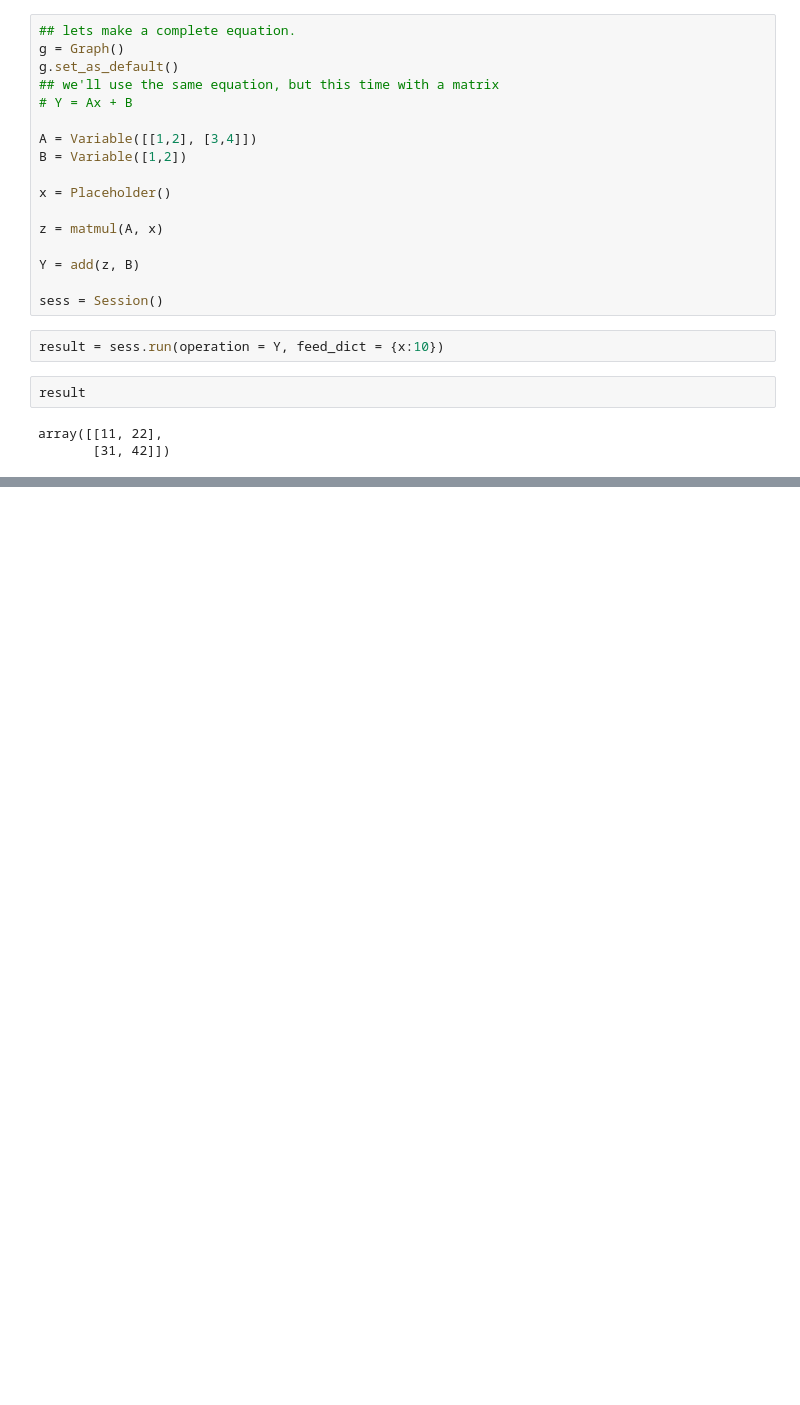
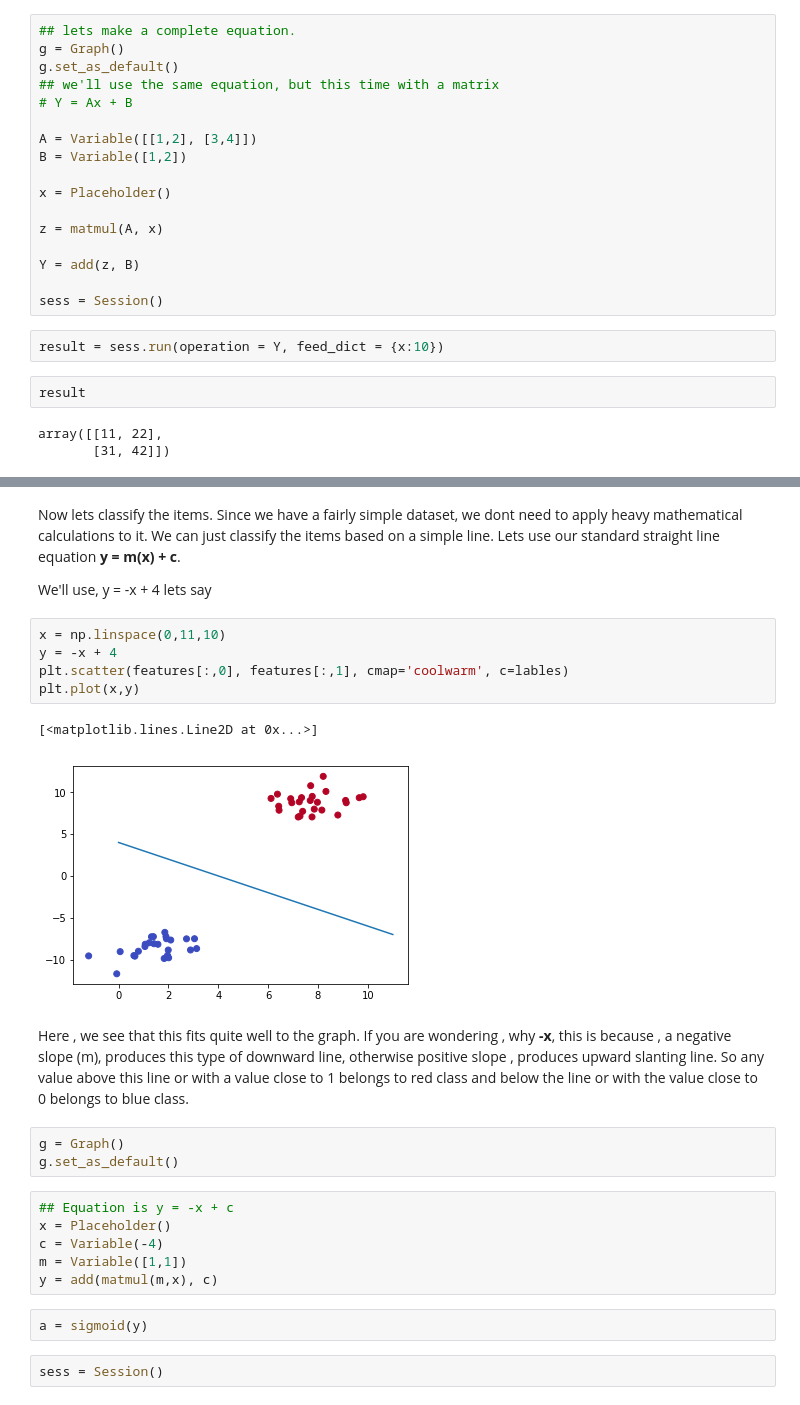
Before and after one commit to justdvnsh/tensorlite, a Jupyter notebook: Tensor-lite.ipynb, the cells around one changed output, grey strips where cells are left out. Cells and saved outputs as stored; diff of their text form; blank space fills up the shorter version.

Commit message:
made a simple feed forward neural network

```diff
--- a/Tensor-lite.ipynb
+++ b/Tensor-lite.ipynb
@@ -256,0 +323,28 @@ array([[11, 22],
+# %% [markdown]
+Now lets classify the items. Since we have a fairly simple dataset, we dont need to apply heavy mathematical calculations to it.
+We can just classify the items based on a simple line. Lets use our standard straight line equation __y = m(x) + c__.
+
+We'll use, y = -x + 4 lets say
+# %%
+x = np.linspace(0,11,10)
+y = -x + 4
+plt.scatter(features[:,0], features[:,1], cmap='coolwarm', c=lables)
+plt.plot(x,y)
+# %% [output]
+[<matplotlib.lines.Line2D at 0x...>]
+[figure, added]
+# %% [markdown]
+Here , we see that this fits quite well to the graph. If you are wondering , why __-x__, this is because , a negative slope (m), produces this type of downward line, otherwise positive slope , produces upward slanting line. So any value above this line or with a value close to 1 belongs to red class and below the line or with the value close to 0 belongs to blue class.
+# %%
+g = Graph()
+g.set_as_default()
+# %%
+## Equation is y = -x + c
+x = Placeholder()
+c = Variable(-4)
+m = Variable([1,1])
+y = add(matmul(m,x), c)
+# %%
+a = sigmoid(y)
+# %%
+sess = Session()
```
Also changed, not shown: parts of 13 cells of this notebook.
